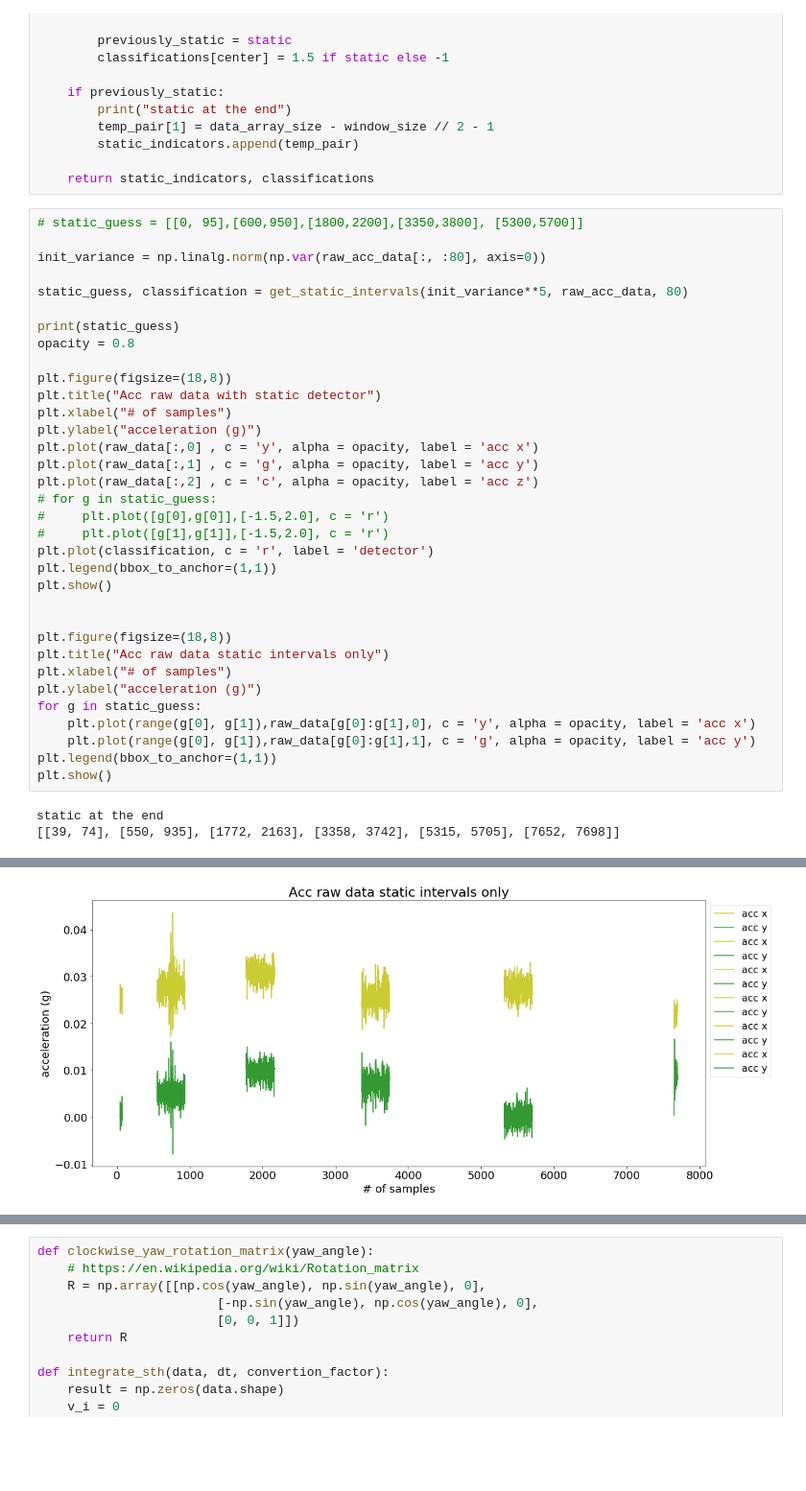
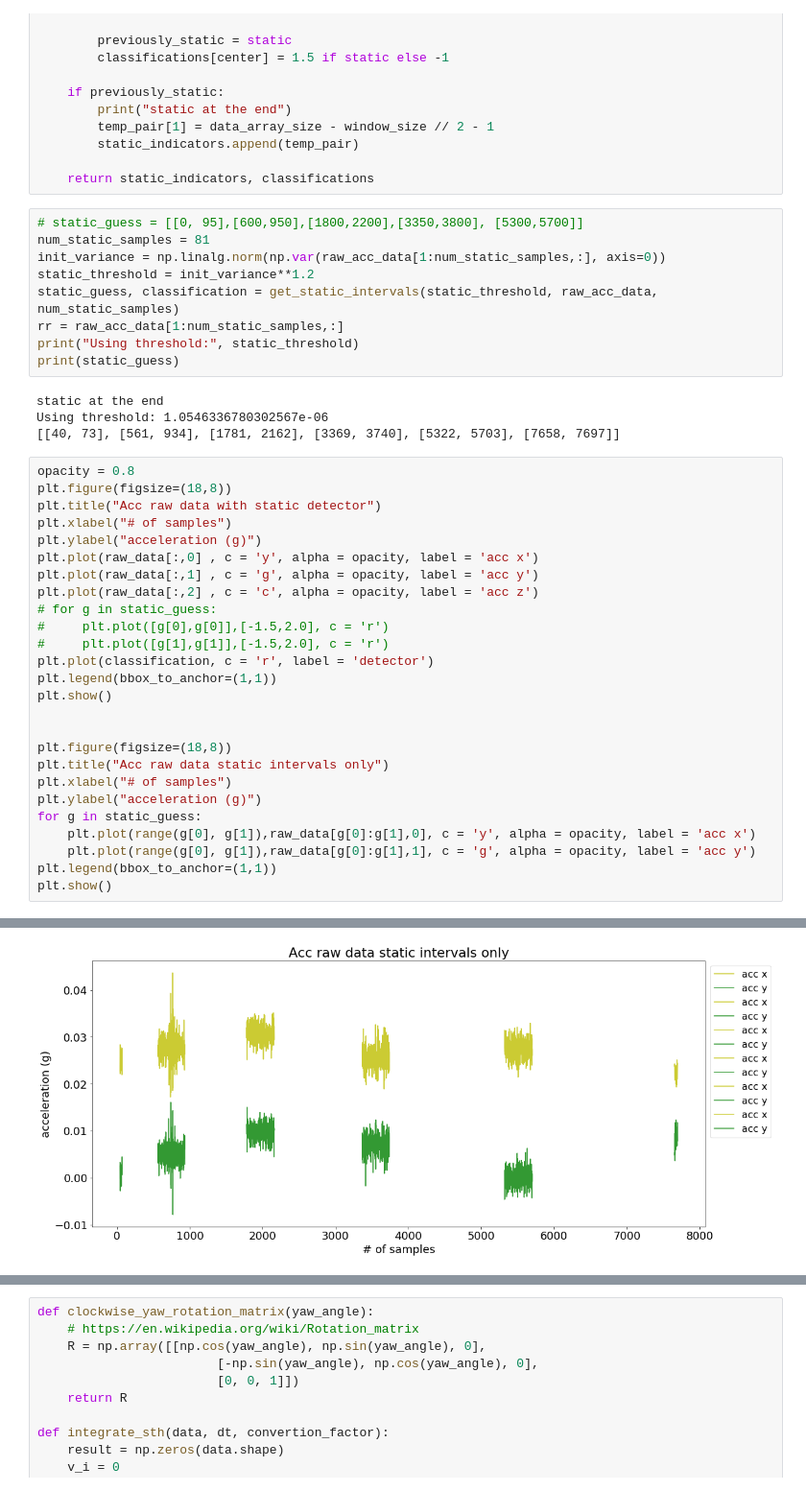
Before and after one commit to PHIL-MQP/phil, a Jupyter notebook: python/notebooks/Field Trip 3 IMU.ipynb, the cells around one changed output, grey strips where cells are left out. Shown at 96% size. Saved outputs shown, nothing was run; the diff lists cells and outputs as text; blank space fills up the shorter version.

Commit message:
verified that initial static threshold computation matches python
 - tested on recorded_sensor_data/field_data_3/auto/rio-data-25.5221.csv
 - fixed bug in static threshold in python notebook

```diff
--- a/python/notebooks/Field Trip 3 IMU.ipynb
+++ b/python/notebooks/Field Trip 3 IMU.ipynb
@@ -51,45 +51,48 @@ def get_static_intervals(threshold, data, window_size):
         static_indicators.append(temp_pair)
 
     return static_indicators, classifications
+# %%
+# static_guess = [[0, 95],[600,950],[1800,2200],[3350,3800], [5300,5700]]
+num_static_samples = 81
+init_variance = np.linalg.norm(np.var(raw_acc_data[1:num_static_samples,:], axis=0))
+static_threshold = init_variance**1.2
+static_guess, classification = get_static_intervals(static_threshold, raw_acc_data, num_static_samples)
+rr = raw_acc_data[1:num_static_samples,:]
+print("Using threshold:", static_threshold)
+print(static_guess)
+# %% [output]
+static at the end
+Using threshold: 1.0546336780302567e-06
+[[40, 73], [561, 934], [1781, 2162], [3369, 3740], [5322, 5703], [7658, 7697]]
 # %%
-# static_guess = [[0, 95],[600,950],[1800,2200],[3350,3800], [5300,5700]]
-
-init_variance = np.linalg.norm(np.var(raw_acc_data[:, :80], axis=0))
-
-static_guess, classification = get_static_intervals(init_variance**5, raw_acc_data, 80)
-
-print(static_guess)
 opacity = 0.8
-
 plt.figure(figsize=(18,8))
 plt.title("Acc raw data with static detector")
 plt.xlabel("# of samples")
 plt.ylabel("acceleration (g)")
 plt.plot(raw_data[:,0] , c = 'y', alpha = opacity, label = 'acc x')
 plt.plot(raw_data[:,1] , c = 'g', alpha = opacity, label = 'acc y')
 plt.plot(raw_data[:,2] , c = 'c', alpha = opacity, label = 'acc z')
 # for g in static_guess:
 #     plt.plot([g[0],g[0]],[-1.5,2.0], c = 'r')
 #     plt.plot([g[1],g[1]],[-1.5,2.0], c = 'r')
 plt.plot(classification, c = 'r', label = 'detector')
 plt.legend(bbox_to_anchor=(1,1))
 plt.show()
 
 
 plt.figure(figsize=(18,8))
 plt.title("Acc raw data static intervals only")
 plt.xlabel("# of samples")
 plt.ylabel("acceleration (g)")
 for g in static_guess:
     plt.plot(range(g[0], g[1]),raw_data[g[0]:g[1],0], c = 'y', alpha = opacity, label = 'acc x')
     plt.plot(range(g[0], g[1]),raw_data[g[0]:g[1],1], c = 'g', alpha = opacity, label = 'acc y')
 plt.legend(bbox_to_anchor=(1,1))
 plt.show()
 # %% [output]
-static at the end
-[[39, 74], [550, 935], [1772, 2163], [3358, 3742], [5315, 5705], [7652, 7698]]
 [figure]
-[figure, old version]
+[figure, new version]
 # %%
 def find_static_mean(data, static_intervals):
     averages = []
```
Also changed, not shown: parts of 4 cells of this notebook, 6 other files.
